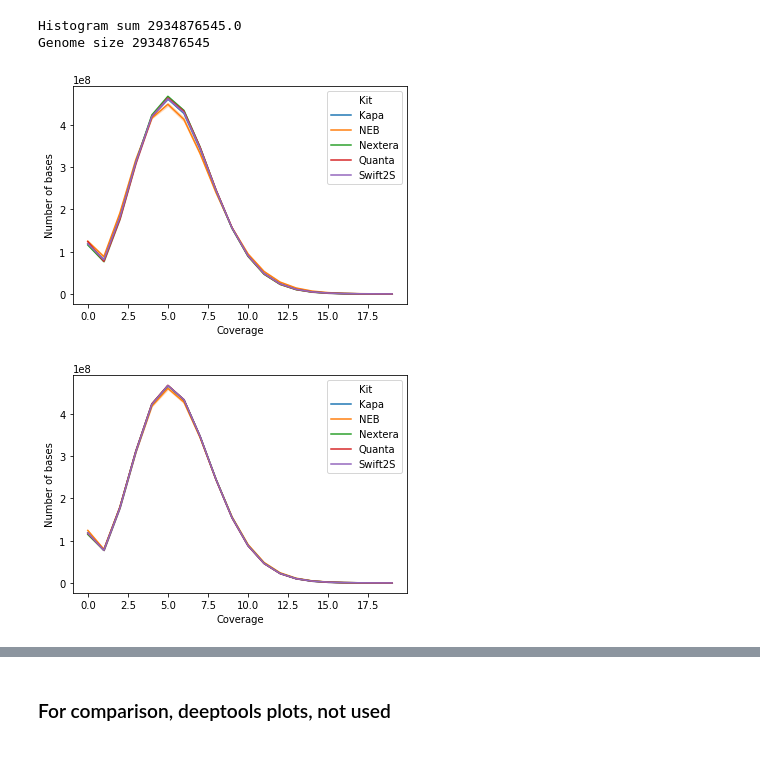
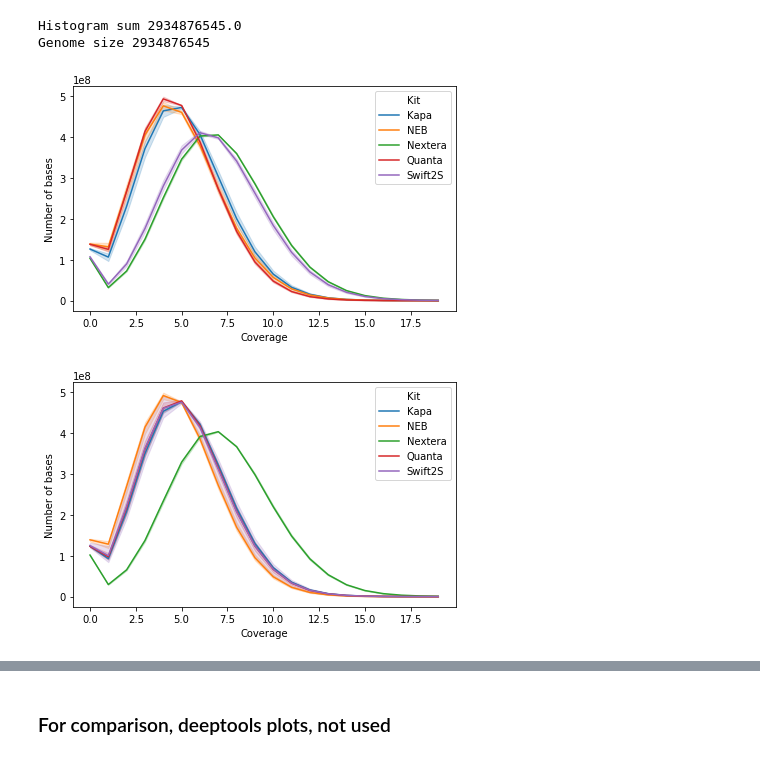
Before and after one commit to fa2k/comparison, a Jupyter notebook: b_Analysis.ipynb, the cells around one changed output, grey strips where cells are left out. Cells and saved outputs as stored; diff of their text form; code cells hidden in the pictures.

```diff
--- a/b_Analysis.ipynb
+++ b/b_Analysis.ipynb
@@ -9,7 +9,7 @@ import os
 %matplotlib inline
 # %%
 INCLUDE_SWIFT_LONG_LIBS = False
-WORKFLOW_BRANCH = "d"
+WORKFLOW_BRANCH = "a"
 # %% [markdown]
 # Analysis plots for alternative workflow branch
 
@@ -95,7 +95,7 @@ df = pd.merge(
         main_df,
         in_reads_df,
         on='LIBRARY')
-df['Kit'] = pd.Categorical(df.LIBRARY.str.split("-").str.get(0))
+df['Kit'] = pd.Categorical(df.LIBRARY.str.split("-").str.get(0), ordered=True)
 df['Conc'] = pd.Categorical(df.LIBRARY.str.split("-").str.get(1), categories=['10ng', '100ng'])
 
 if not INCLUDE_SWIFT_LONG_LIBS:
@@ -124,6 +124,12 @@ def savefig(name, main=True):
 # %% [output]
 Sample count 48
 Number of entries:  40
+# %%
+def lineplotHueKit(**kwargs):
+    return sns.lineplot(**kwargs, hue='Kit', hue_order=kwargs['data'].Kit.cat.categories)
+# %%
+from matplotlib import rcParams
+rcParams.update({'figure.autolayout': True})
 # %% [markdown]
 # Quality of downsampling
 
@@ -186,15 +193,15 @@ Genome size 2934876545
 # %%
 for conc in ["10ng", "100ng"]:
     medium_df = long_df[(long_df.coverage < 20)&(long_df.Conc == conc)]
     plt.figure()
-    sns.lineplot(x='coverage', y='high_quality_coverage_count', hue='Kit', data=medium_df)
+    lineplotHueKit(x='coverage', y='high_quality_coverage_count', data=medium_df)
     plt.ylabel("Number of bases")
     plt.xlabel("Coverage")
     savefig("coverage_picard_{}".format(conc), False)
     plt.show()
 # %% [output]
-[figure, old version]
+[figure, new version]
-[figure, old version]
+[figure, new version]
 # %%
 for conc in ["10ng", "100ng"]:
     medium_df = long_df[(long_df.coverage < 20)&(df.Conc == conc)].copy()
```
Also changed, not shown: parts of 15 cells of this notebook, 1 other file.
